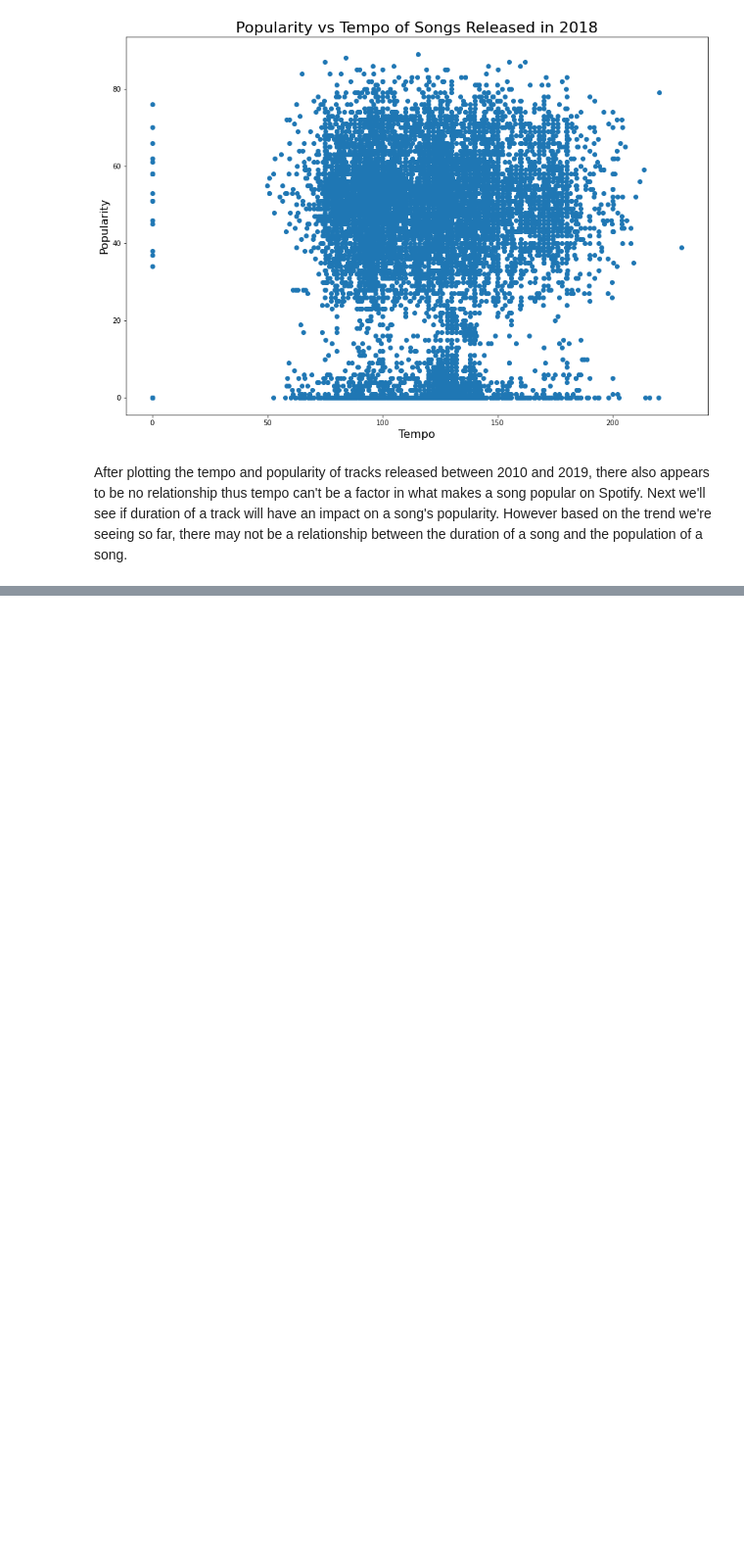
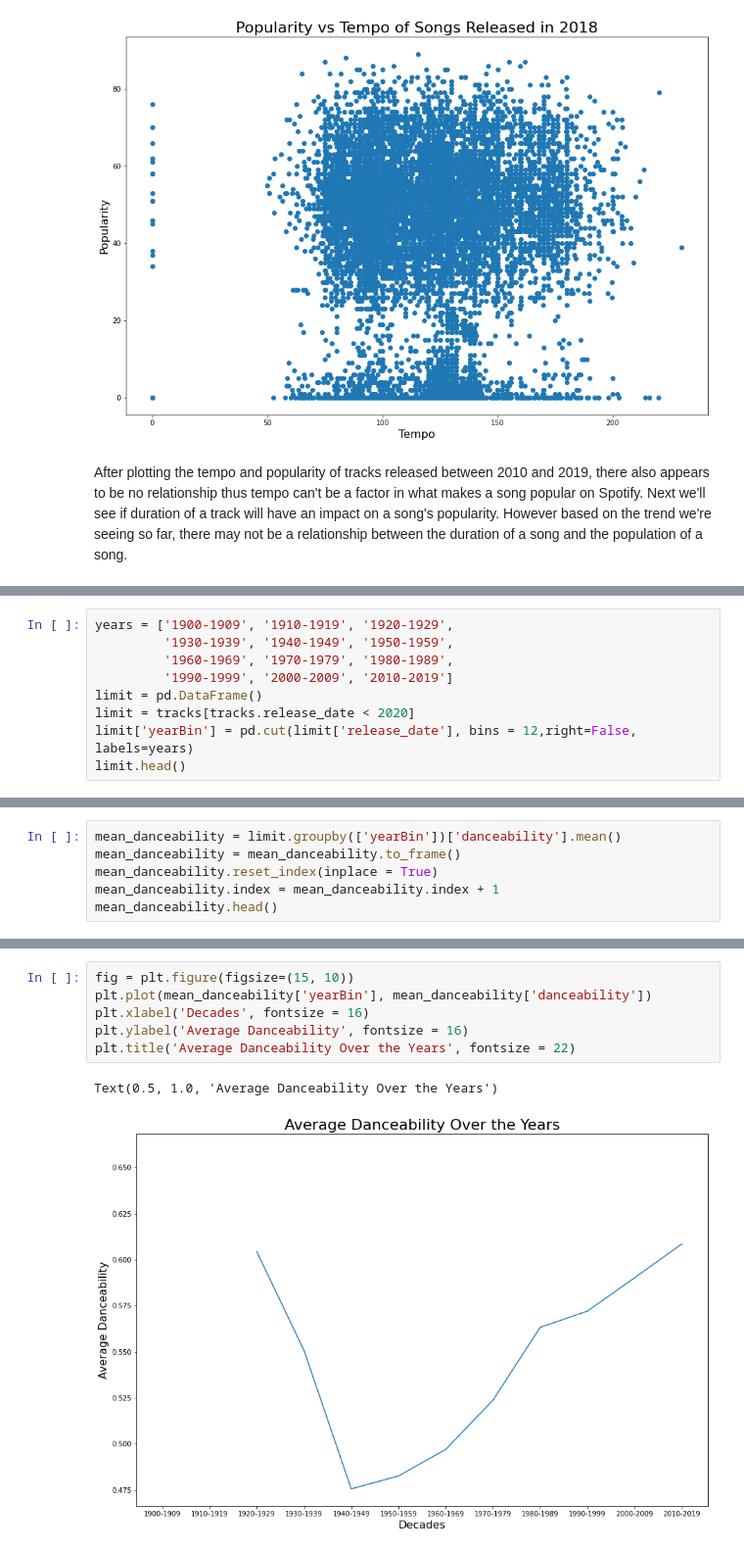
Before and after one commit to afaboro/CMSC320-FinalTutorial, a Jupyter notebook: CMSC320 - Data Science Tutorial.ipynb, the cells around one changed output, grey strips where cells are left out. Shown at 98% size. Saved outputs shown, nothing was run; the diff lists cells and outputs as text; blank space fills up the shorter version.

```diff
--- a/CMSC320 - Data Science Tutorial.ipynb
+++ b/CMSC320 - Data Science Tutorial.ipynb
@@ -244,0 +245,9 @@ Reflective tastes change,
+# %%
+years = ['1900-1909', '1910-1919', '1920-1929',
+         '1930-1939', '1940-1949', '1950-1959',
+         '1960-1969', '1970-1979', '1980-1989',
+         '1990-1999', '2000-2009', '2010-2019']
+limit = pd.DataFrame()
+limit = tracks[tracks.release_date < 2020]
+limit['yearBin'] = pd.cut(limit['release_date'], bins = 12,right=False, labels=years)
+limit.head()
@@ -244,0 +267,6 @@ Reflective tastes change,
+# %%
+mean_danceability = limit.groupby(['yearBin'])['danceability'].mean()
+mean_danceability = mean_danceability.to_frame()
+mean_danceability.reset_index(inplace = True)
+mean_danceability.index = mean_danceability.index + 1
+mean_danceability.head()
@@ -244,0 +280,9 @@ Reflective tastes change,
+# %%
+fig = plt.figure(figsize=(15, 10))
+plt.plot(mean_danceability['yearBin'], mean_danceability['danceability'])
+plt.xlabel('Decades', fontsize = 16)
+plt.ylabel('Average Danceability', fontsize = 16)
+plt.title('Average Danceability Over the Years', fontsize = 22)
+# %% [output]
+Text(0.5, 1.0, 'Average Danceability Over the Years')
+[figure, added]
```
Also changed, not shown: parts of 15 cells of this notebook.
